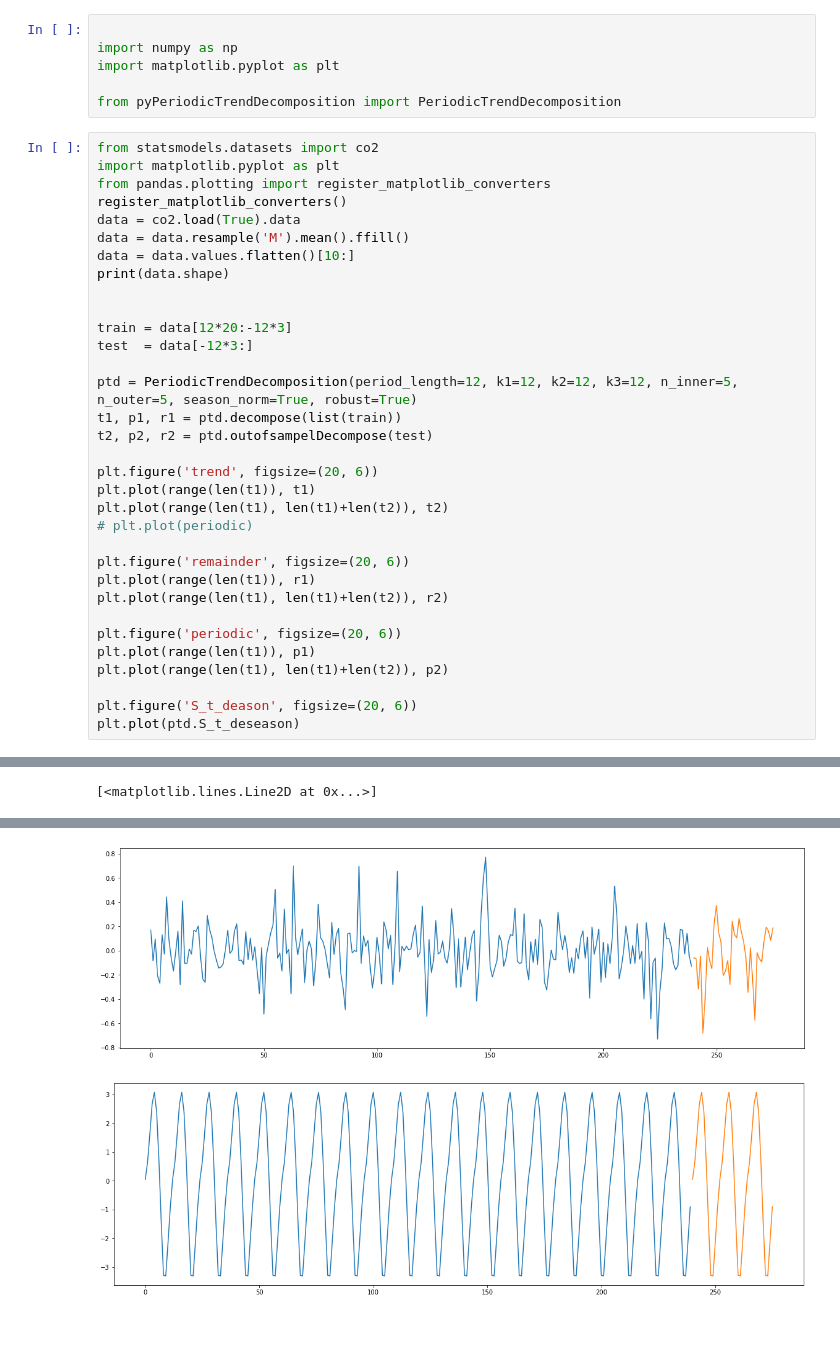
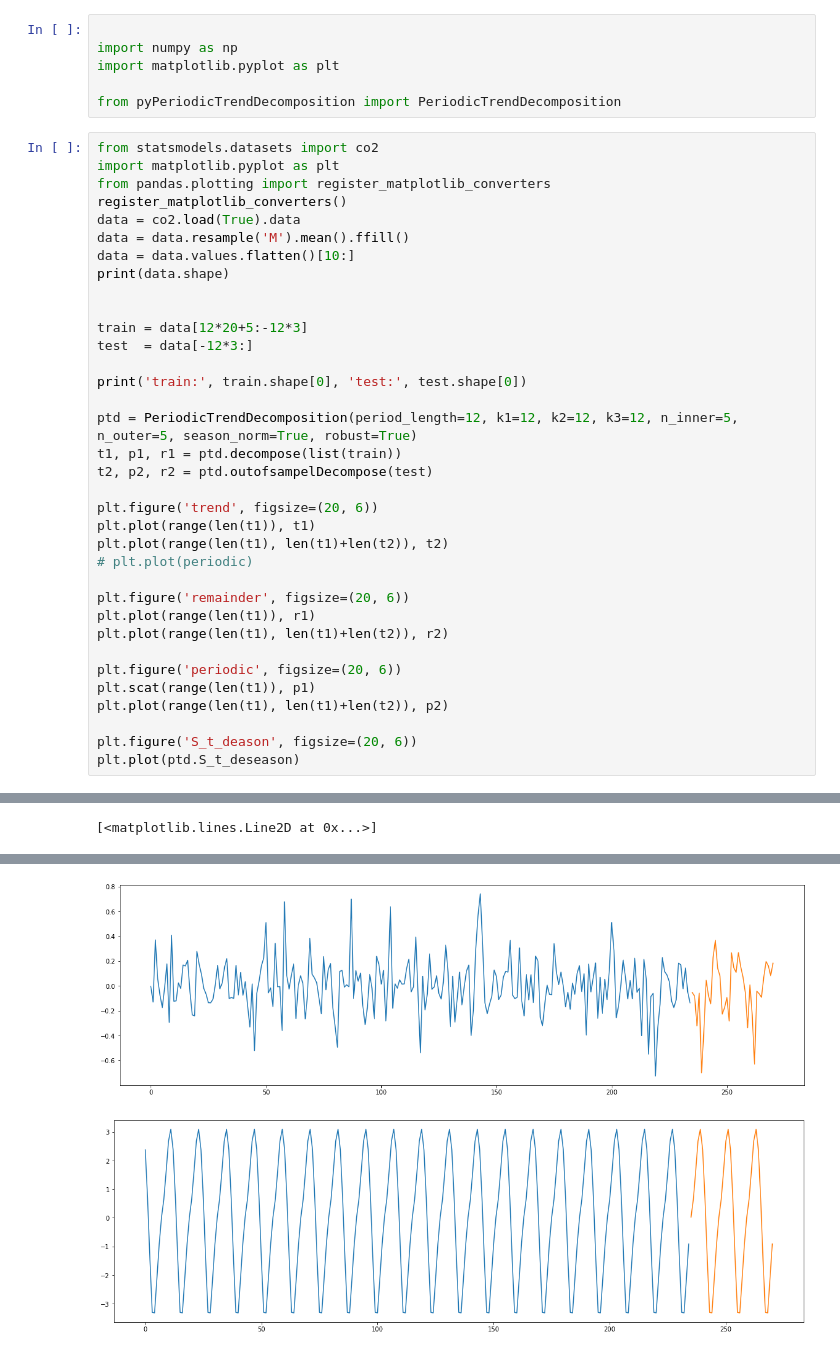
Before and after one commit to veager/VeNote-Machine-Learning, a Jupyter notebook: Time Series Decomposition/Periodic-Trend-Decomposition/Example.ipynb, the cells around one changed output, grey strips where cells are left out. Saved outputs shown, nothing was run; the diff lists cells and outputs as text; blank space fills up the shorter version.

```diff
--- a/Time Series Decomposition/Periodic-Trend-Decomposition/Example.ipynb
+++ b/Time Series Decomposition/Periodic-Trend-Decomposition/Example.ipynb
@@ -15,8 +15,10 @@ data = data.values.flatten()[10:]
 print(data.shape)
 
 
-train = data[12*20:-12*3]
+train = data[12*20+5:-12*3]
 test  = data[-12*3:]
+
+print('train:', train.shape[0], 'test:', test.shape[0])
 
 ptd = PeriodicTrendDecomposition(period_length=12, k1=12, k2=12, k3=12, n_inner=5, n_outer=5, season_norm=True, robust=True)
 t1, p1, r1 = ptd.decompose(list(train))
@@ -32,7 +34,7 @@ plt.plot(range(len(t1)), r1)
 plt.plot(range(len(t1), len(t1)+len(t2)), r2)
 
 plt.figure('periodic', figsize=(20, 6))
-plt.plot(range(len(t1)), p1)
+plt.scat(range(len(t1)), p1)
 plt.plot(range(len(t1), len(t1)+len(t2)), p2)
 
 plt.figure('S_t_deason', figsize=(20, 6))
@@ -44,2 +47,2 @@ plt.plot(ptd.S_t_deseason)
-[figure, old version]
+[figure, new version]
-[figure, old version]
+[figure, new version]
```
Also changed, not shown: parts of 1 cell of this notebook, 1 other file.
